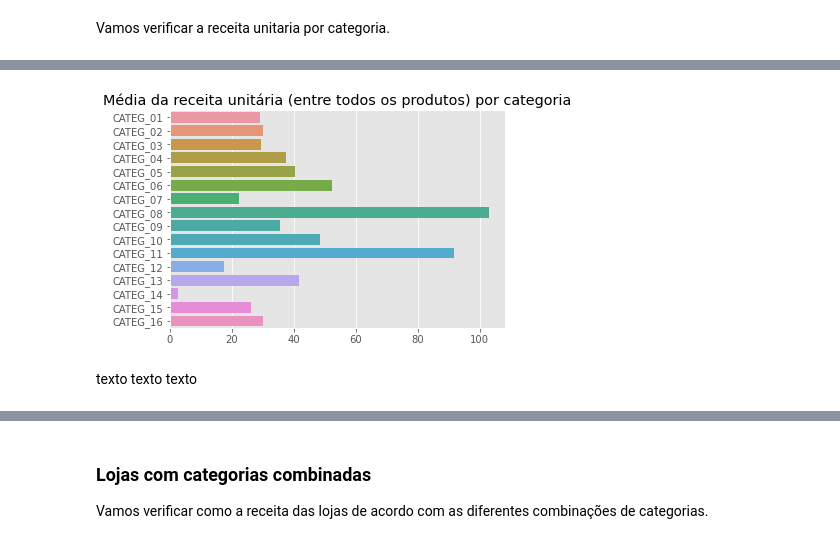
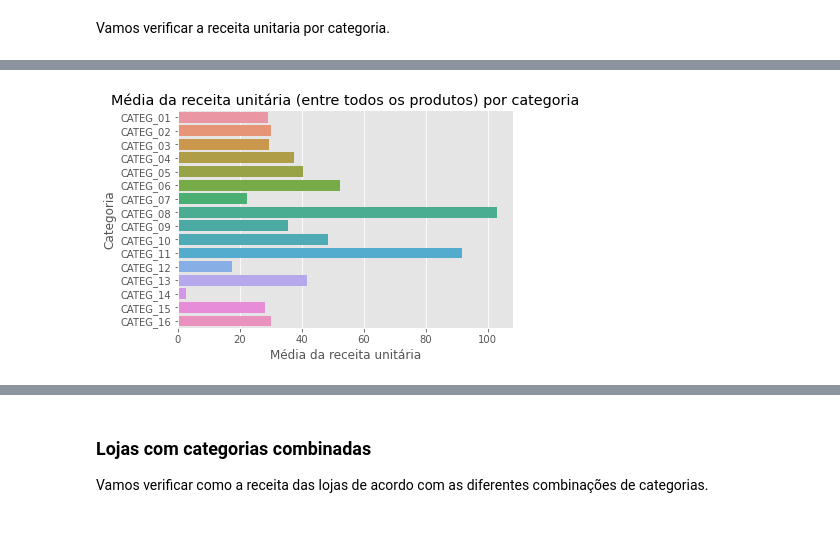
Before and after one commit to MetlHedd/cm-bigdata, a Jupyter notebook: Notebook-fla.ipynb, the cells around one changed output, grey strips where cells are left out. Cells and saved outputs as stored; diff of their text form; code cells hidden in the pictures.

```diff
--- a/Notebook-fla.ipynb
+++ b/Notebook-fla.ipynb
@@ -84,10 +84,19 @@ data_categorias = data.groupby(["categoria"])
 # %% [markdown]
 Vamos verificar a receita unitaria por categoria.
 # %%
-receita_unitaria_categoria = [[], []]
+# Categoria, Soma da receita, Soma da receita unitária, Média da receita unitária
+receita_unitaria_categoria = [[], [], [], []]
+
+print("Categoria\t\tReceita\t\t\tReceitaUnitária")
 
 for (cat, df) in data_categorias:
     receita_unitaria_categoria[0].append(cat)
-    receita_unitaria_categoria[1].append(df.rec_un.sum())
-    print(receita_unitaria_categoria[0][len(receita_unitaria_categoria[0]) - 1], receita_unitaria_categoria[1][len(receita_unitaria_categoria[1]) - 1])
+    receita_unitaria_categoria[1].append(df.receita.sum())
+    receita_unitaria_categoria[2].append(df.rec_un.sum())
+    receita_unitaria_categoria[3].append(df.rec_un.mean())
+    print("{}\t\t{:.3f}\t\t{:.3f}".format(
+        receita_unitaria_categoria[0][len(receita_unitaria_categoria[0]) - 1],
+        receita_unitaria_categoria[1][len(receita_unitaria_categoria[0]) - 1],
+        receita_unitaria_categoria[2][len(receita_unitaria_categoria[1]) - 1])
+    )
 # %% [output]
@@ -118,7 +149,0 @@ Também podemos ver a média.
-# %%
-receita_unitaria_categoria = [[], []]
-
-for (cat, df) in data_categorias:
-    receita_unitaria_categoria[0].append(cat)
-    receita_unitaria_categoria[1].append(df.rec_un.sum() / len(df))
-    print(receita_unitaria_categoria[0][len(receita_unitaria_categoria[0]) - 1], receita_unitaria_categoria[1][len(receita_unitaria_categoria[1]) - 1])
@@ -142,8 +150,10 @@ CATEG_16 29.990000000000002
 # %%
-sns.barplot(y = receita_unitaria_categoria[0], x = receita_unitaria_categoria[1], orient = "h")
+sns.barplot(y = receita_unitaria_categoria[0], x = receita_unitaria_categoria[3], orient = "h")
+
 plt.title("Média da receita unitária (entre todos os produtos) por categoria")
+plt.xlabel("Média da receita unitária")
+plt.ylabel("Categoria")
+
 plt.show()
 # %% [output]
-[figure, old version]
+[figure, new version]
-# %% [markdown]
-texto texto texto
```
Also changed, not shown: parts of 12 cells of this notebook, 1 other file.
